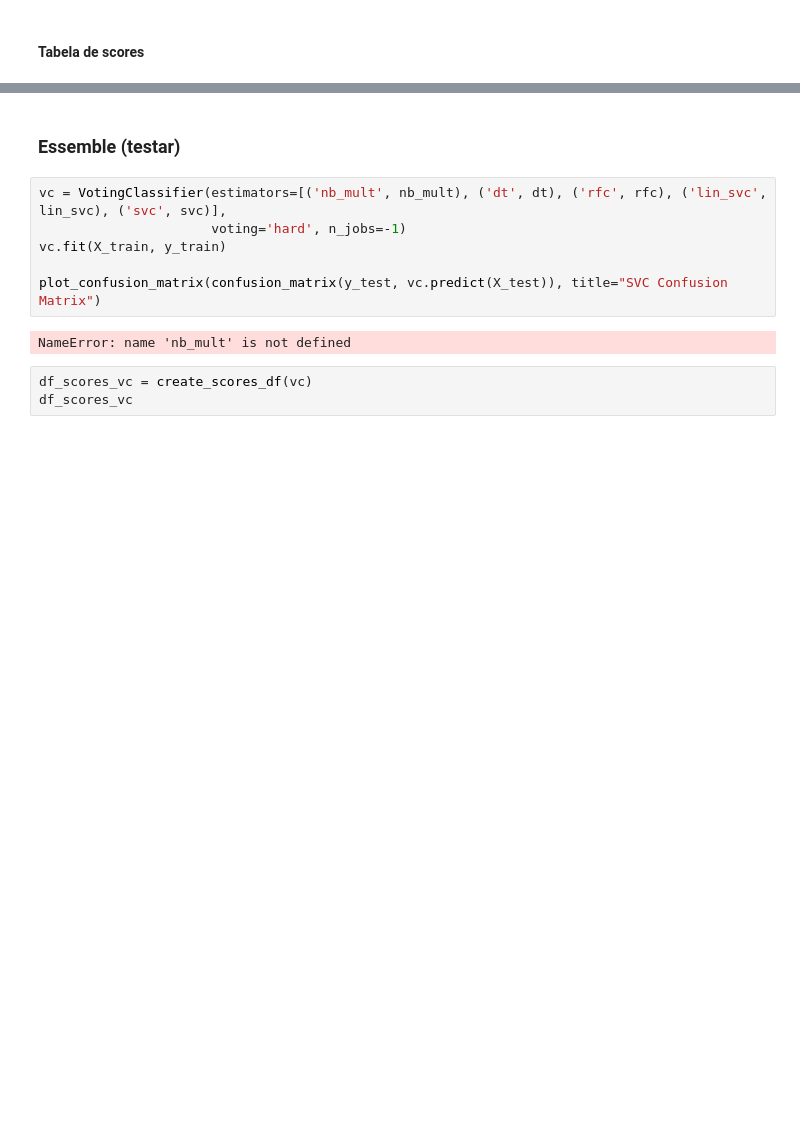
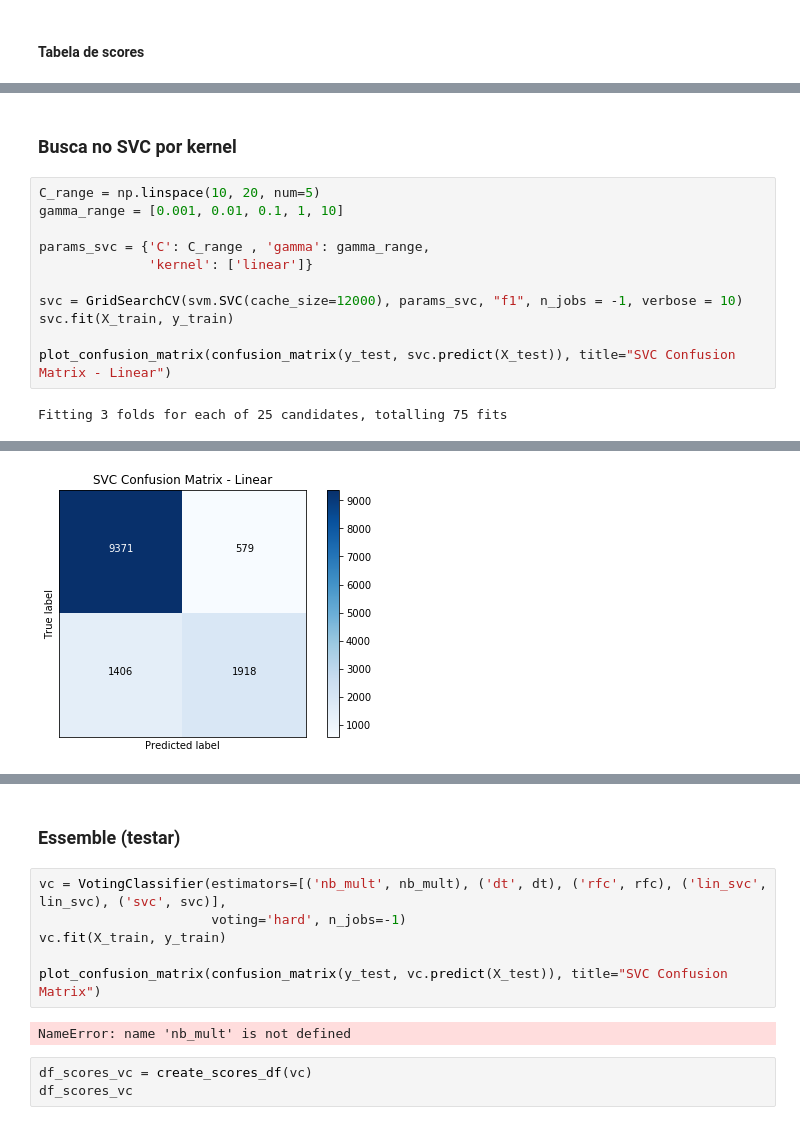
Before and after one commit to gaabrielfranco/data-mining-w2, a Jupyter notebook: tp2_gabriel.ipynb, the cells around one changed output, grey strips where cells are left out. Cells and saved outputs as stored; diff of their text form; blank space fills up the shorter version.

```diff
--- a/tp2_gabriel.ipynb
+++ b/tp2_gabriel.ipynb
@@ -332,0 +394,15 @@ df_scores_svc
+# %% [markdown]
+### Busca no SVC por kernel
+# %%
+C_range = np.linspace(10, 20, num=5)
+gamma_range = [0.001, 0.01, 0.1, 1, 10]
+
+params_svc = {'C': C_range , 'gamma': gamma_range,
+              'kernel': ['linear']}
+
+svc = GridSearchCV(svm.SVC(cache_size=12000), params_svc, "f1", n_jobs = -1, verbose = 10)
+svc.fit(X_train, y_train)
+
+plot_confusion_matrix(confusion_matrix(y_test, svc.predict(X_test)), title="SVC Confusion Matrix - Linear")
+# %% [output]
+Fitting 3 folds for each of 25 candidates, totalling 75 fits
@@ -332,0 +418 @@ df_scores_svc
+[figure, added]
```
Also changed, not shown: parts of 19 cells of this notebook, 3 other files.
